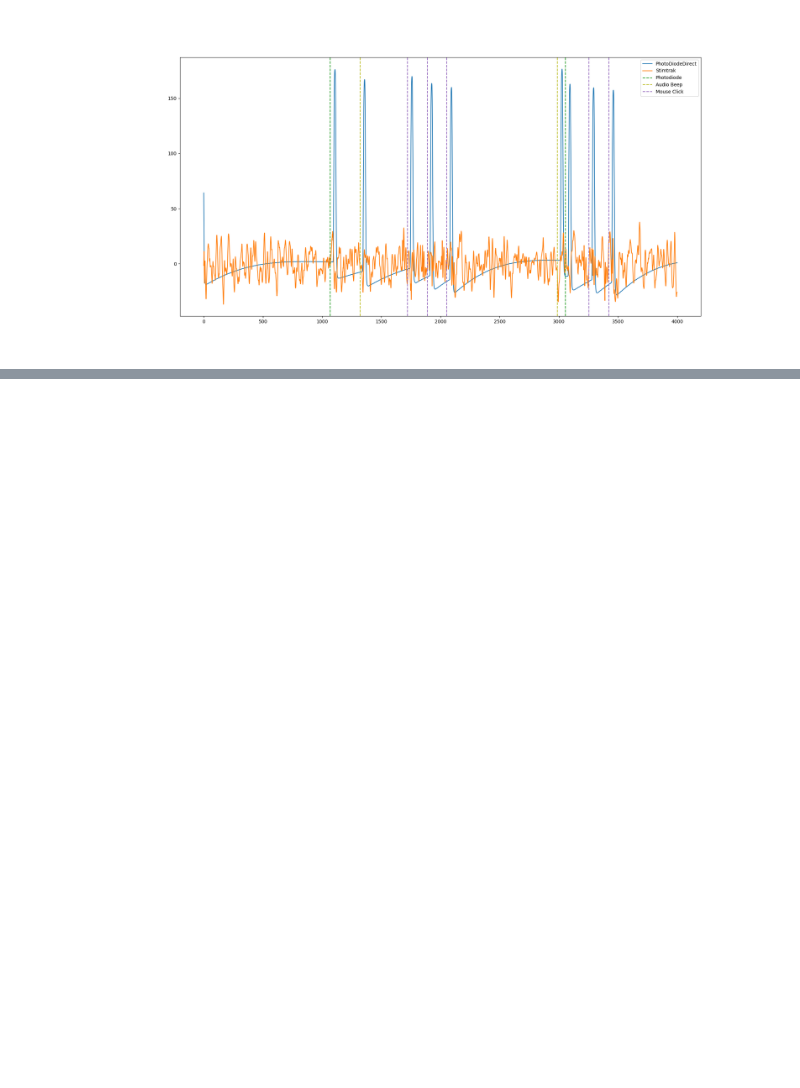
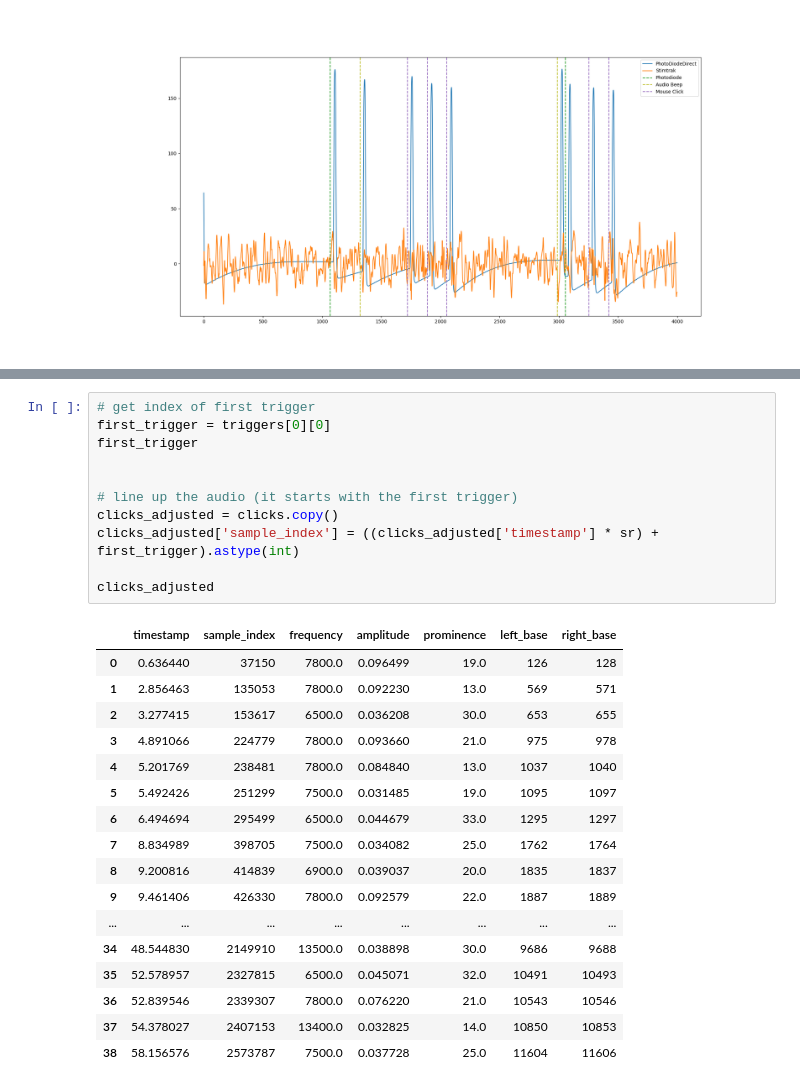
Before and after one commit to zeyus/psychopy-timing-tests, a Jupyter notebook: analysis/get-timings.ipynb, the cells around one changed output, grey strips where cells are left out. Drawn from its saved outputs; the diff is of its cells as text; blank space fills up the shorter version.

```diff
--- a/analysis/get-timings.ipynb
+++ b/analysis/get-timings.ipynb
@@ -209,0 +204,29 @@ array([ 0.   ,  9.083,  9.654, 10.154, 10.754, 11.071, 11.588, 12.422,
+# %%
+# get index of first trigger
+first_trigger = triggers[0][0]
+first_trigger
+
+
+# line up the audio (it starts with the first trigger)
+clicks_adjusted = clicks.copy()
+clicks_adjusted['sample_index'] = ((clicks_adjusted['timestamp'] * sr) + first_trigger).astype(int)
+
+clicks_adjusted
+# %% [output]
+|  | timestamp | sample_index | frequency | amplitude | prominence | left_base | right_base |
+| 0 | 0.636440 | 37150 | 7800.0 | 0.096499 | 19.0 | 126 | 128 |
+| 1 | 2.856463 | 135053 | 7800.0 | 0.092230 | 13.0 | 569 | 571 |
+| 2 | 3.277415 | 153617 | 6500.0 | 0.036208 | 30.0 | 653 | 655 |
+| 3 | 4.891066 | 224779 | 7800.0 | 0.093660 | 21.0 | 975 | 978 |
+| 4 | 5.201769 | 238481 | 7800.0 | 0.084840 | 13.0 | 1037 | 1040 |
+| 5 | 5.492426 | 251299 | 7500.0 | 0.031485 | 19.0 | 1095 | 1097 |
+| 6 | 6.494694 | 295499 | 6500.0 | 0.044679 | 33.0 | 1295 | 1297 |
+| 7 | 8.834989 | 398705 | 7500.0 | 0.034082 | 25.0 | 1762 | 1764 |
+| 8 | 9.200816 | 414839 | 6900.0 | 0.039037 | 20.0 | 1835 | 1837 |
+| 9 | 9.461406 | 426330 | 7800.0 | 0.092579 | 22.0 | 1887 | 1889 |
+| ... | ... | ... | ... | ... | ... | ... | ... |
+| 34 | 48.544830 | 2149910 | 13500.0 | 0.038898 | 30.0 | 9686 | 9688 |
+| 35 | 52.578957 | 2327815 | 6500.0 | 0.045071 | 32.0 | 10491 | 10493 |
+| 36 | 52.839546 | 2339307 | 7800.0 | 0.076220 | 21.0 | 10543 | 10546 |
+| 37 | 54.378027 | 2407153 | 13400.0 | 0.032825 | 14.0 | 10850 | 10853 |
+| 38 | 58.156576 | 2573787 | 7500.0 | 0.037728 | 25.0 | 11604 | 11606 |
```
Also changed, not shown: parts of 15 cells of this notebook, 1 other file.
